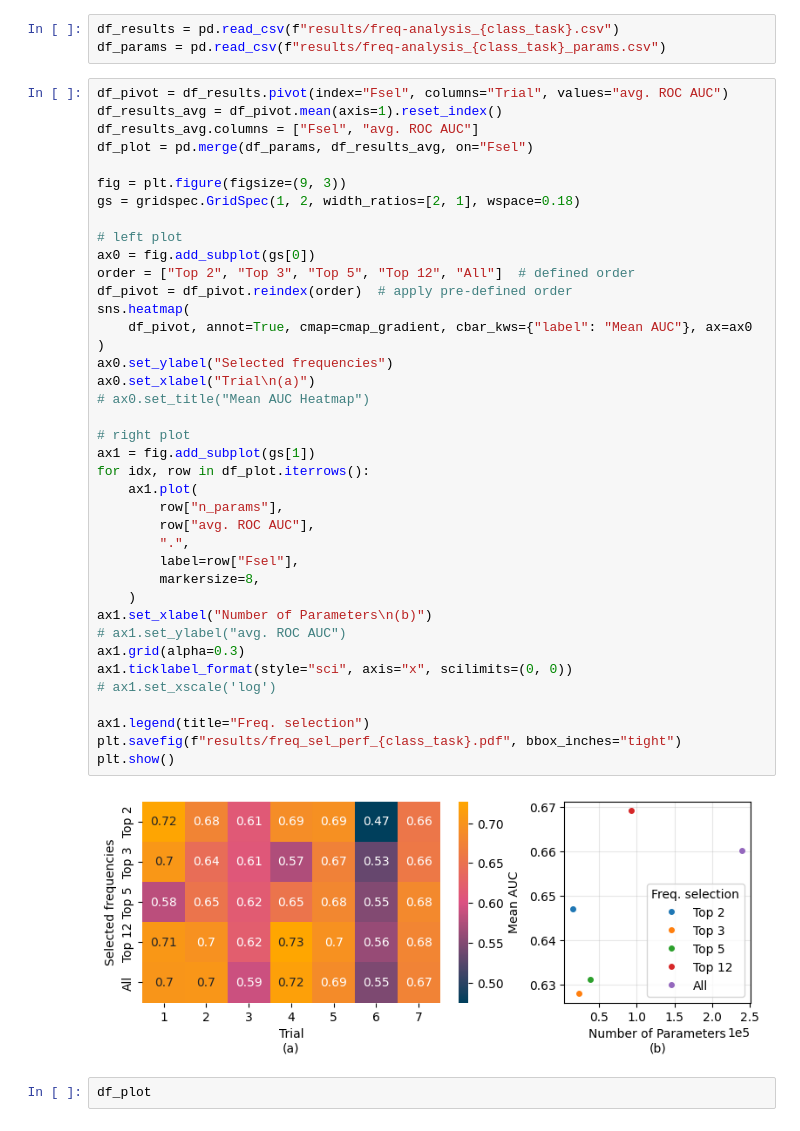
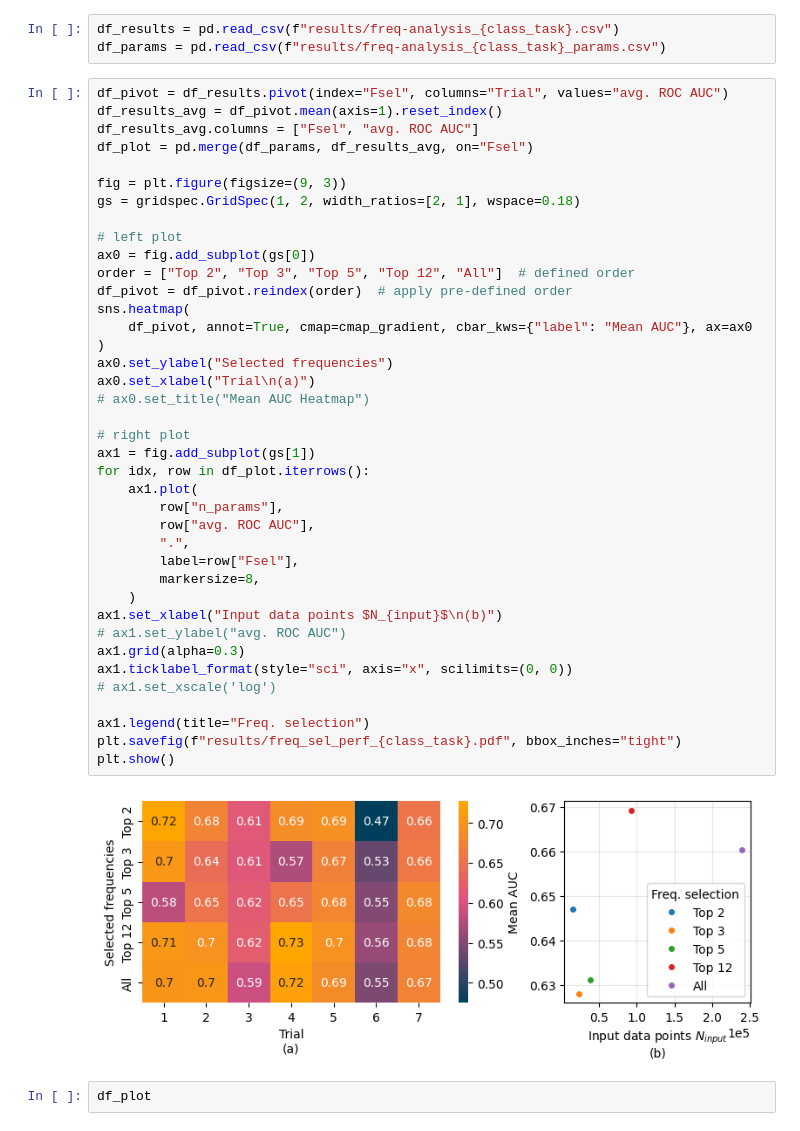
Before and after one commit to EITLabworks/IIVV-Evaluation, a Jupyter notebook: Statistics-and-figures.ipynb, the cells around one changed output. Drawn from its saved outputs; the diff is of its cells as text.

```diff
--- a/Statistics-and-figures.ipynb
+++ b/Statistics-and-figures.ipynb
@@ -197,35 +197,35 @@ gs = gridspec.GridSpec(1, 2, width_ratios=[2, 1], wspace=0.18)
 # left plot
 ax0 = fig.add_subplot(gs[0])
 order = ["Top 2", "Top 3", "Top 5", "Top 12", "All"]  # defined order
 df_pivot = df_pivot.reindex(order)  # apply pre-defined order
 sns.heatmap(
     df_pivot, annot=True, cmap=cmap_gradient, cbar_kws={"label": "Mean AUC"}, ax=ax0
 )
 ax0.set_ylabel("Selected frequencies")
 ax0.set_xlabel("Trial\n(a)")
 # ax0.set_title("Mean AUC Heatmap")
 
 # right plot
 ax1 = fig.add_subplot(gs[1])
 for idx, row in df_plot.iterrows():
     ax1.plot(
         row["n_params"],
         row["avg. ROC AUC"],
         ".",
         label=row["Fsel"],
         markersize=8,
     )
-ax1.set_xlabel("Number of Parameters\n(b)")
+ax1.set_xlabel("Input data points $N_{input}$\n(b)")
 # ax1.set_ylabel("avg. ROC AUC")
 ax1.grid(alpha=0.3)
 ax1.ticklabel_format(style="sci", axis="x", scilimits=(0, 0))
 # ax1.set_xscale('log')
 
 ax1.legend(title="Freq. selection")
 plt.savefig(f"results/freq_sel_perf_{class_task}.pdf", bbox_inches="tight")
 plt.show()
 # %% [output]
-[figure, old version]
+[figure, new version]
 # %%
 df_plot
 # %% [output]
```
Also changed, not shown: parts of 4 cells of this notebook, 2 other files.
